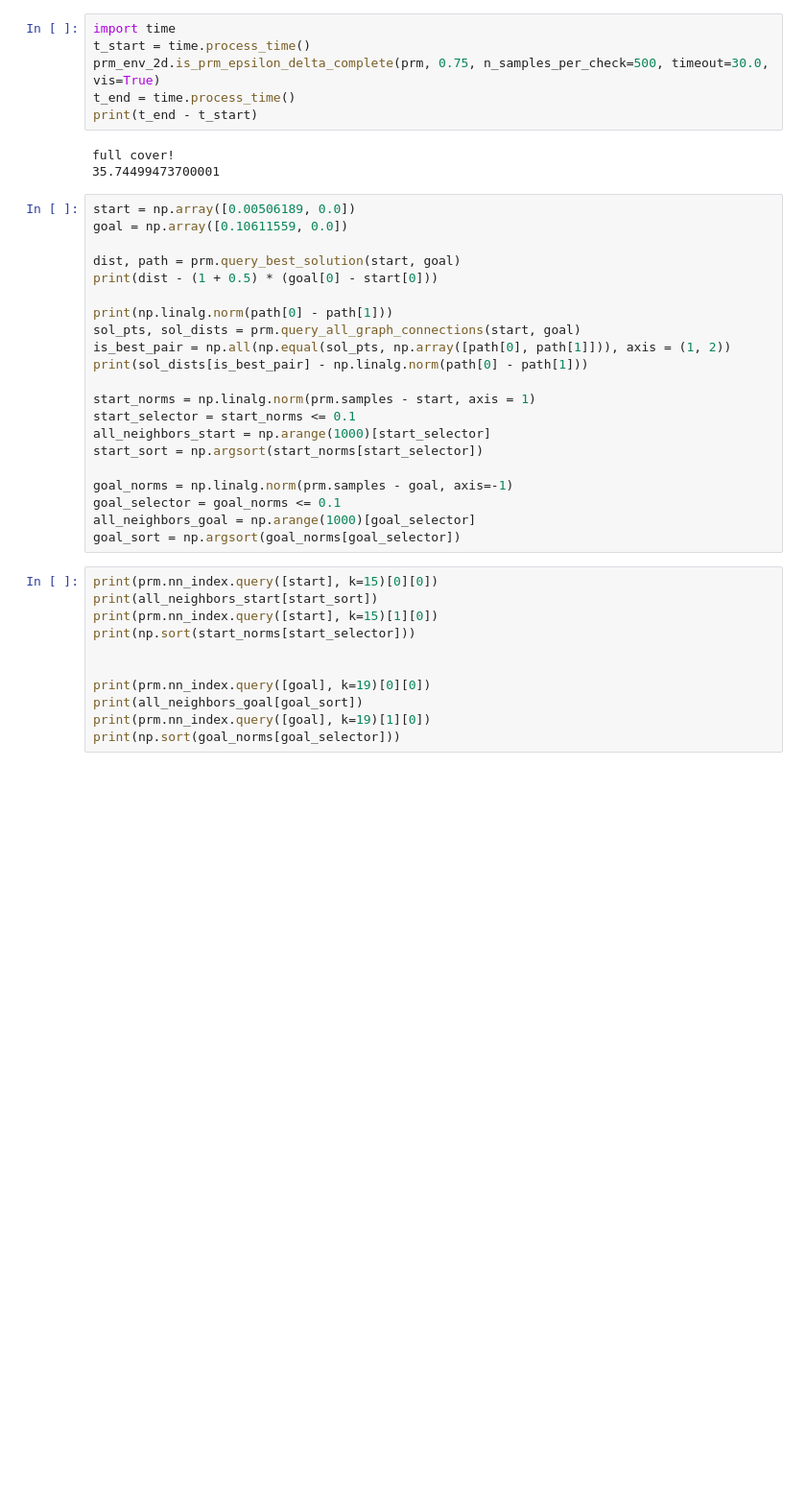
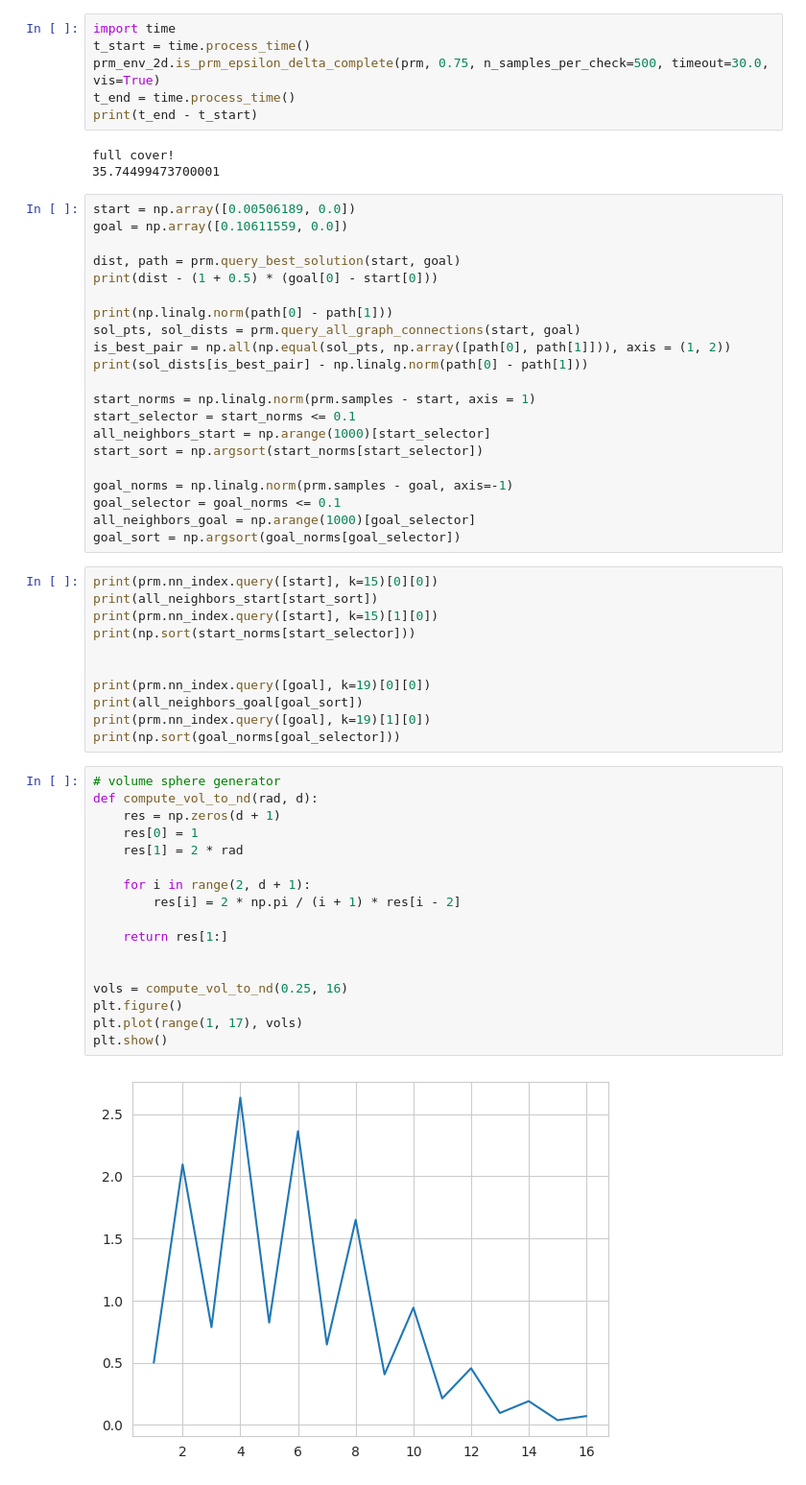
Before and after one commit to robustrobotics/nonasymptotic-mp, a Jupyter notebook: notebooks/vis_straight_line_env.ipynb, the cells around one changed output. Shown at 96% size. Drawn from its saved outputs; the diff is of its cells as text; blank space fills up the shorter version.

```diff
--- a/notebooks/vis_straight_line_env.ipynb
+++ b/notebooks/vis_straight_line_env.ipynb
@@ -111,3 +129,22 @@ print(prm.nn_index.query([goal], k=19)[0][0])
 print(all_neighbors_goal[goal_sort])
 print(prm.nn_index.query([goal], k=19)[1][0])
 print(np.sort(goal_norms[goal_selector]))
+# %%
+# volume sphere generator
+def compute_vol_to_nd(rad, d):
+    res = np.zeros(d + 1)
+    res[0] = 1
+    res[1] = 2 * rad
+
+    for i in range(2, d + 1):
+        res[i] = 2 * np.pi / (i + 1) * res[i - 2]
+
+    return res[1:]
+
+
+vols = compute_vol_to_nd(0.25, 16)
+plt.figure()
+plt.plot(range(1, 17), vols)
+plt.show()
+# %% [output]
+[figure, added]
```
Also changed, not shown: parts of 1 cell of this notebook, 1 other file.
